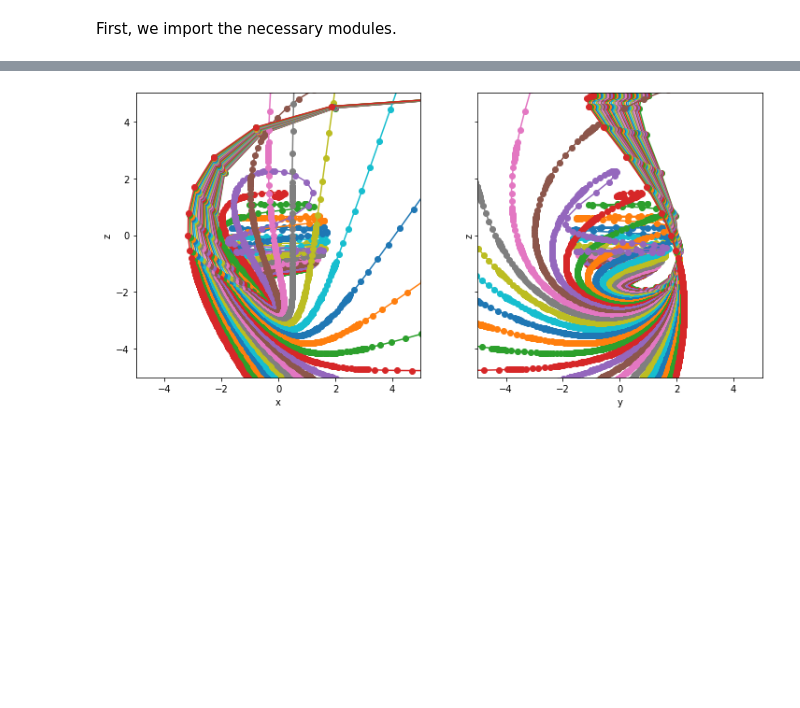
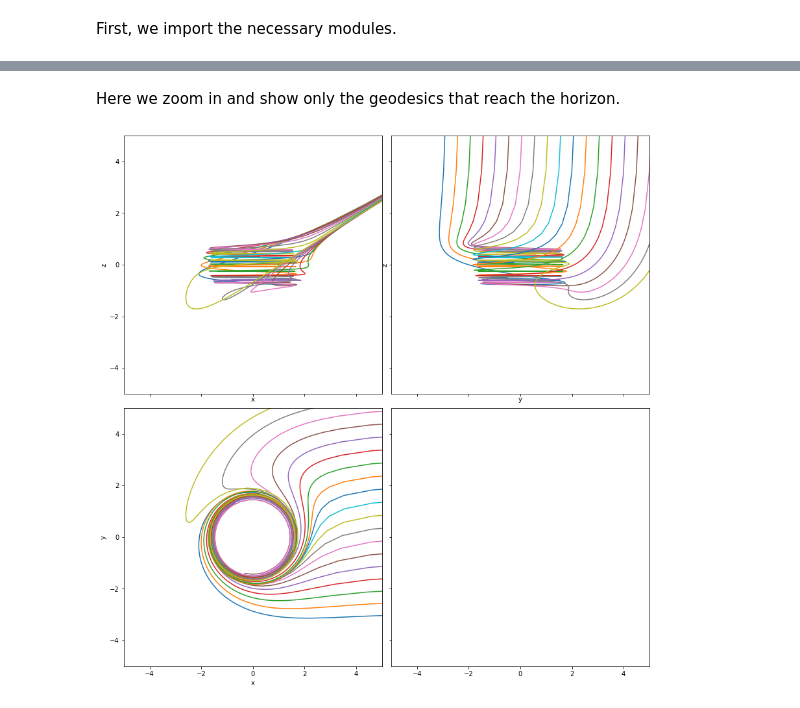
Before and after one commit to adxsrc/fadge, a Jupyter notebook: demos/geode.ipynb, the cells around one changed output, grey strips where cells are left out. Saved outputs shown, nothing was run; the diff lists cells and outputs as text; code cells hidden in the pictures; blank space fills up the shorter version.

Commit message:
Update the geodesic notebook

```diff
--- a/demos/geode.ipynb
+++ b/demos/geode.ipynb
@@ -73,0 +19,2 @@ Interpolate data points near the black hole and also obtain the full step points
+# %%
+grrt = GRRT(aspin=0.9375, atol=1e-3, rtol=0, names={'ind':'lambda'})
@@ -95,18 +58,0 @@ Thanks to adaptive time stepping, the step size far away from the black hole are
-# %%
-fig, (ax1, ax2) = plt.subplots(1,2, figsize=(12,12), sharey=True)
-
-for j in range(nray):
-    ax1.plot(fx[:,j], fz[:,j], '-o', color=f'C{j}')
-    ax2.plot(fy[:,j], fz[:,j], '-o', color=f'C{j}')
-
-ax1.set_xlabel('x')
-ax1.set_ylabel('z')
-ax1.set_xlim(-10000,10000)
-ax1.set_ylim(-10000,10000)
-ax1.set_aspect('equal')
-
-ax2.set_xlabel('y')
-ax2.set_ylabel('z')
-ax2.set_xlim(-10000,10000)
-ax2.set_ylim(-10000,10000)
-ax2.set_aspect('equal')
@@ -117,20 +101,39 @@ Zoomed-in
+# %% [markdown]
+Here we zoom in and show only the geodesics that reach the horizon.
 # %%
-fig, (ax1, ax2) = plt.subplots(1,2, figsize=(12,12), sharey=True)
+fig, axes = plt.subplots(2,2, figsize=(12,12), sharex=True, sharey=True)
 
-for j in range(7*nray//16,9*nray//16):
-    ax1.plot(fx[:,j], fz[:,j], '-o', color=f'C{j}')
-    ax2.plot(fy[:,j], fz[:,j], '-o', color=f'C{j}')
+for i,j in product(range(10,29), range(15,16)):
+    axes[0][0].plot(fx[:,i,j], fz[:,i,j], '-', color=f'C{i}')
+    axes[0][1].plot(fy[:,i,j], fz[:,i,j], '-', color=f'C{i}')
+    axes[1][0].plot(fx[:,i,j], fy[:,i,j], '-', color=f'C{i}')
 
-ax1.set_xlabel('x')
-ax1.set_ylabel('z')
-ax1.set_xlim(-5,5)
-ax1.set_ylim(-5,5)
-ax1.set_aspect('equal')
+fig.tight_layout()
 
-ax2.set_xlabel('y')
-ax2.set_ylabel('z')
-ax2.set_xlim(-5,5)
-ax2.set_ylim(-5,5)
-ax2.set_aspect('equal')
+ax = axes[0][0]
+ax.set_xlabel('x')
+ax.set_ylabel('z')
+ax.set_xlim(-5,5)
+ax.set_ylim(-5,5)
+ax.set_aspect('equal')
+
+ax = axes[0][1]
+ax.set_xlabel('y')
+ax.set_ylabel('z')
+ax.set_xlim(-5,5)
+ax.set_ylim(-5,5)
+ax.set_aspect('equal')
+
+ax = axes[1][0]
+ax.set_xlabel('x')
+ax.set_ylabel('y')
+ax.set_xlim(-5,5)
+ax.set_ylim(-5,5)
+ax.set_aspect('equal')
+
+ax = axes[1][1]
+ax.set_xlim(-5,5)
+ax.set_ylim(-5,5)
+ax.set_aspect('equal')
 # %% [output]
-[figure, old version]
+[figure, new version]
```
Also changed, not shown: parts of 28 cells of this notebook.
